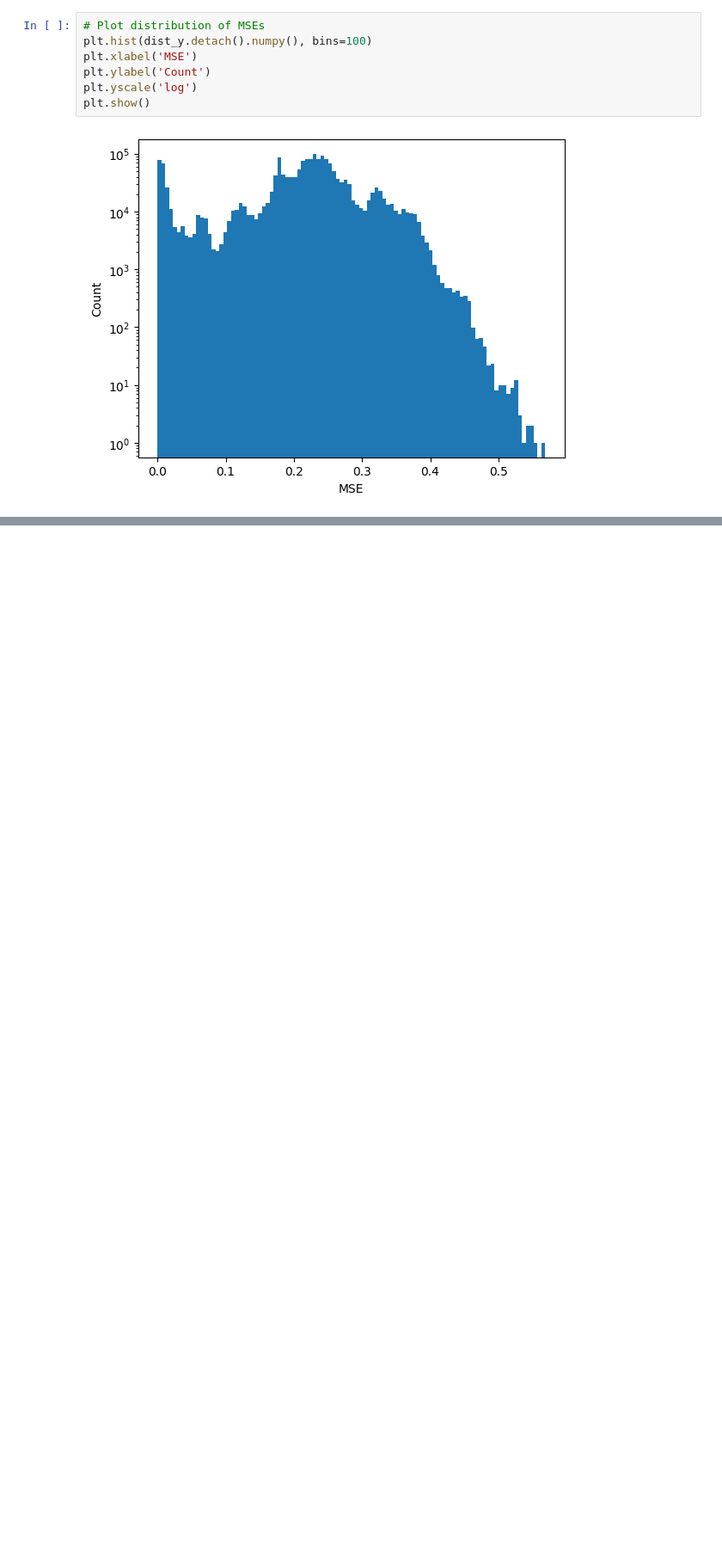
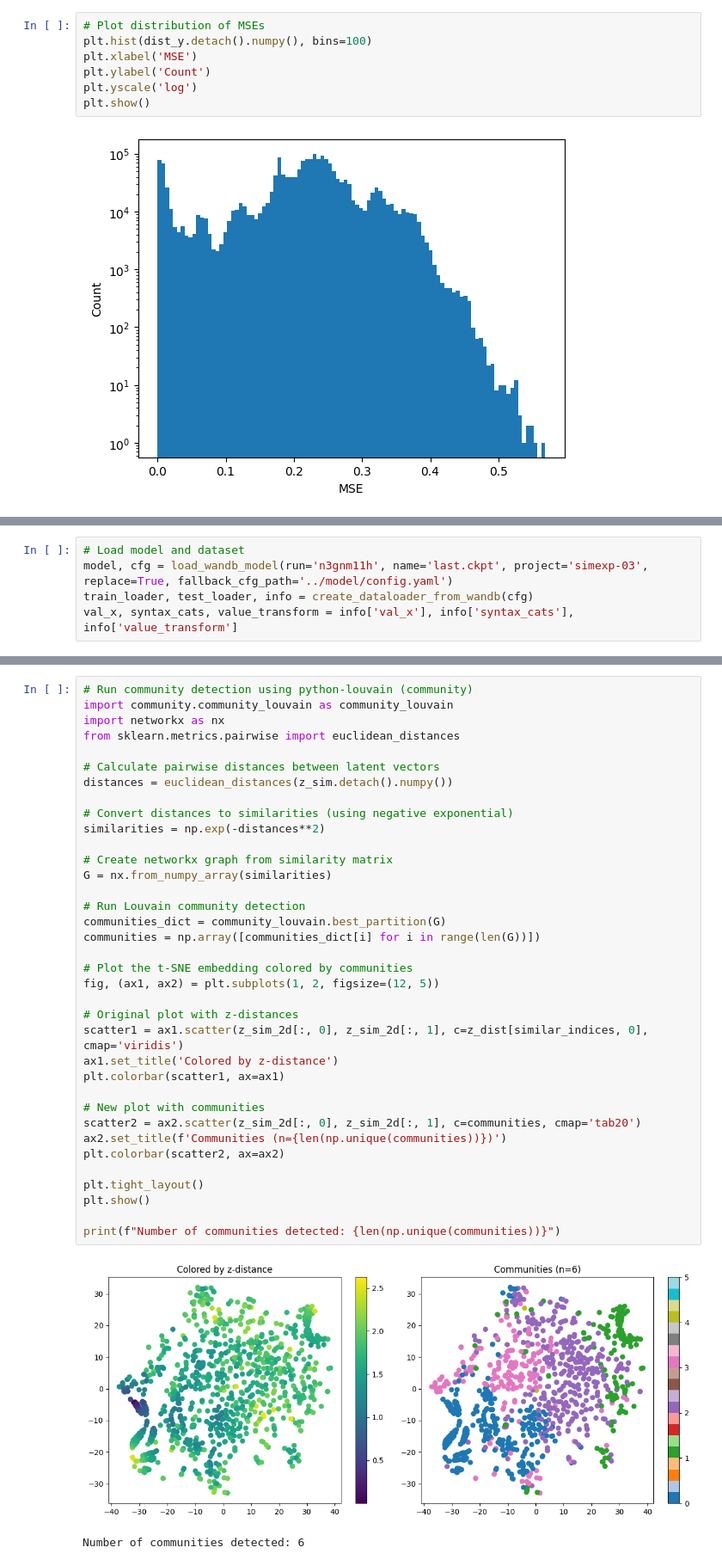
Before and after one commit to LuisCarretero/similar-expressions, a Jupyter notebook: src/dev/sampling_analysis.ipynb, the cells around one changed output, grey strips where cells are left out. Shown at 86% size. Cells and saved outputs as stored; diff of their text form; blank space fills up the shorter version.

```diff
--- a/src/dev/sampling_analysis.ipynb
+++ b/src/dev/sampling_analysis.ipynb
@@ -168,0 +204,5 @@ interactive(children=(FloatLogSlider(value=3e-05, continuous_update=False, descr
+# %%
+# Load model and dataset
+model, cfg = load_wandb_model(run='n3gnm11h', name='last.ckpt', project='simexp-03', replace=True, fallback_cfg_path='../model/config.yaml')
+train_loader, test_loader, info = create_dataloader_from_wandb(cfg)
+val_x, syntax_cats, value_transform = info['val_x'], info['syntax_cats'], info['value_transform']
@@ -168,0 +363,39 @@ interactive(children=(FloatLogSlider(value=3e-05, continuous_update=False, descr
+# %%
+# Run community detection using python-louvain (community)
+import community.community_louvain as community_louvain
+import networkx as nx
+from sklearn.metrics.pairwise import euclidean_distances
+
+# Calculate pairwise distances between latent vectors
+distances = euclidean_distances(z_sim.detach().numpy())
+
+# Convert distances to similarities (using negative exponential)
+similarities = np.exp(-distances**2)
+
+# Create networkx graph from similarity matrix
+G = nx.from_numpy_array(similarities)
+
+# Run Louvain community detection
+communities_dict = community_louvain.best_partition(G)
+communities = np.array([communities_dict[i] for i in range(len(G))])
+
+# Plot the t-SNE embedding colored by communities
+fig, (ax1, ax2) = plt.subplots(1, 2, figsize=(12, 5))
+
+# Original plot with z-distances
+scatter1 = ax1.scatter(z_sim_2d[:, 0], z_sim_2d[:, 1], c=z_dist[similar_indices, 0], cmap='viridis')
+ax1.set_title('Colored by z-distance')
+plt.colorbar(scatter1, ax=ax1)
+
+# New plot with communities
+scatter2 = ax2.scatter(z_sim_2d[:, 0], z_sim_2d[:, 1], c=communities, cmap='tab20')
+ax2.set_title(f'Communities (n={len(np.unique(communities))})')
+plt.colorbar(scatter2, ax=ax2)
+
+plt.tight_layout()
+plt.show()
+
+print(f"Number of communities detected: {len(np.unique(communities))}")
+# %% [output]
+[figure, added]
+Number of communities detected: 6
```
Also changed, not shown: parts of 19 cells of this notebook, 6 other files.
